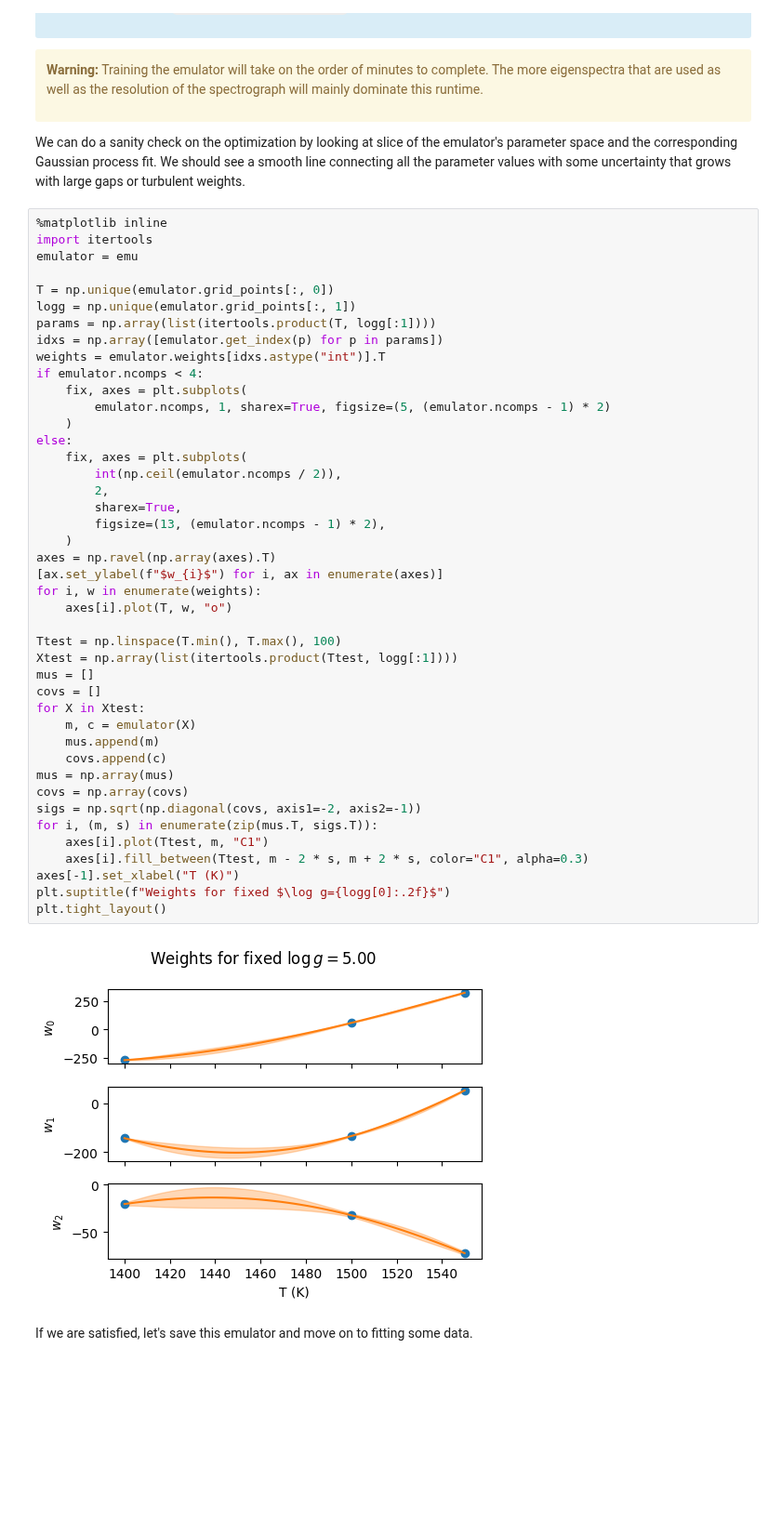
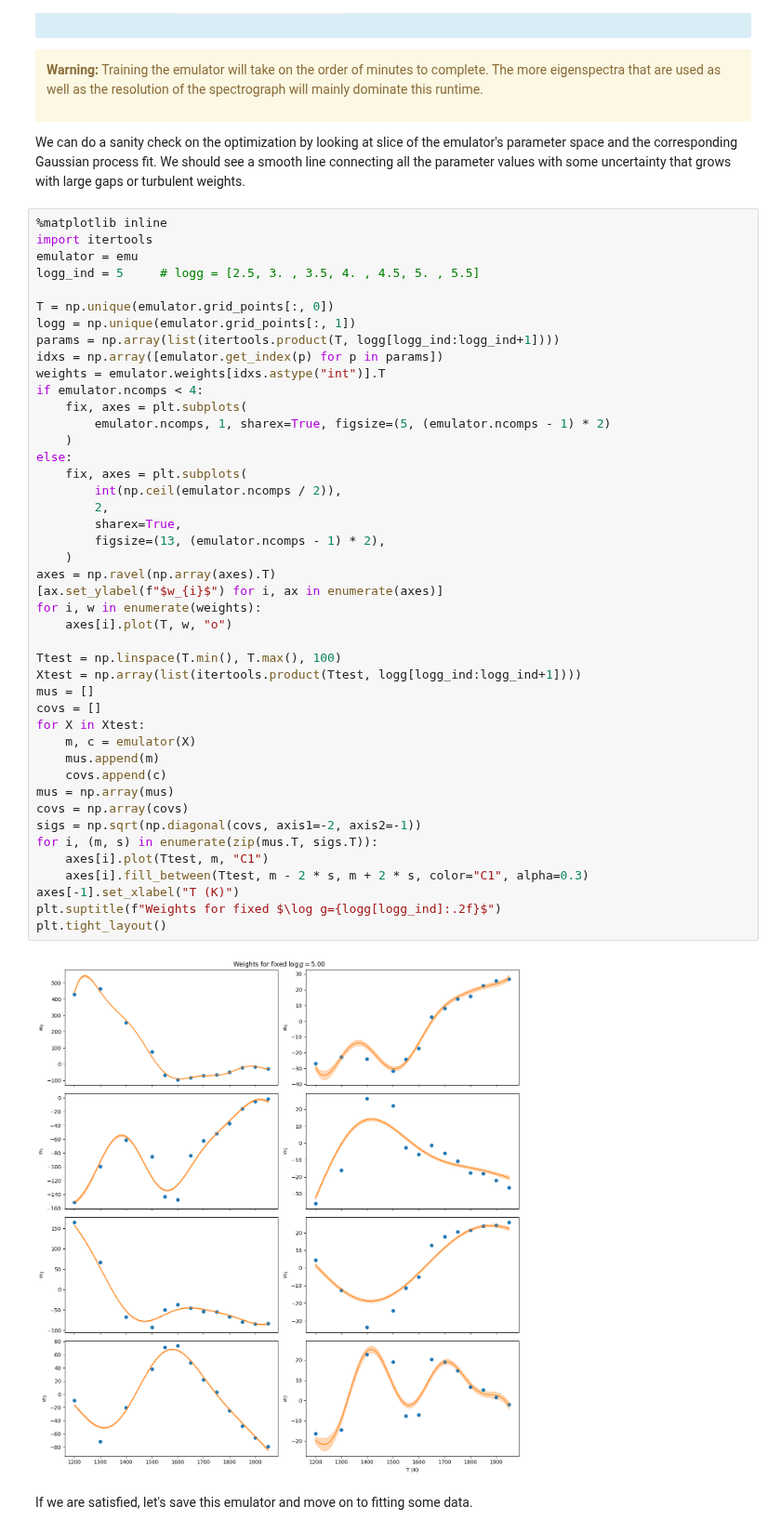
Before and after one commit to alphalyncis/dopplerimg, a Jupyter notebook: code/starfish/setup_BTSettl.ipynb, the cells around one changed output. Shown at 93% size. Saved outputs shown, nothing was run; the diff lists cells and outputs as text; blank space fills up the shorter version.

```diff
--- a/code/starfish/setup_BTSettl.ipynb
+++ b/code/starfish/setup_BTSettl.ipynb
@@ -90,10 +101,11 @@ We can do a sanity check on the optimization by looking at slice of the emulator
 %matplotlib inline
 import itertools
 emulator = emu
+logg_ind = 5     # logg = [2.5, 3. , 3.5, 4. , 4.5, 5. , 5.5]
 
 T = np.unique(emulator.grid_points[:, 0])
 logg = np.unique(emulator.grid_points[:, 1])
-params = np.array(list(itertools.product(T, logg[:1])))
+params = np.array(list(itertools.product(T, logg[logg_ind:logg_ind+1])))
 idxs = np.array([emulator.get_index(p) for p in params])
 weights = emulator.weights[idxs.astype("int")].T
 if emulator.ncomps < 4:
@@ -101,36 +113,36 @@ if emulator.ncomps < 4:
         emulator.ncomps, 1, sharex=True, figsize=(5, (emulator.ncomps - 1) * 2)
     )
 else:
     fix, axes = plt.subplots(
         int(np.ceil(emulator.ncomps / 2)),
         2,
         sharex=True,
         figsize=(13, (emulator.ncomps - 1) * 2),
     )
 axes = np.ravel(np.array(axes).T)
 [ax.set_ylabel(f"$w_{i}$") for i, ax in enumerate(axes)]
 for i, w in enumerate(weights):
     axes[i].plot(T, w, "o")
 
 Ttest = np.linspace(T.min(), T.max(), 100)
-Xtest = np.array(list(itertools.product(Ttest, logg[:1])))
+Xtest = np.array(list(itertools.product(Ttest, logg[logg_ind:logg_ind+1])))
 mus = []
 covs = []
 for X in Xtest:
     m, c = emulator(X)
     mus.append(m)
     covs.append(c)
 mus = np.array(mus)
 covs = np.array(covs)
 sigs = np.sqrt(np.diagonal(covs, axis1=-2, axis2=-1))
 for i, (m, s) in enumerate(zip(mus.T, sigs.T)):
     axes[i].plot(Ttest, m, "C1")
     axes[i].fill_between(Ttest, m - 2 * s, m + 2 * s, color="C1", alpha=0.3)
 axes[-1].set_xlabel("T (K)")
-plt.suptitle(f"Weights for fixed $\log g={logg[0]:.2f}$")
+plt.suptitle(f"Weights for fixed $\log g={logg[logg_ind]:.2f}$")
 plt.tight_layout()
 # %% [output]
-[figure, old version]
+[figure, new version]
 # %% [markdown]
 If we are satisfied, let's save this emulator and move on to fitting some data.
 # %%
```
Also changed, not shown: parts of 5 cells of this notebook, 2 other files.
